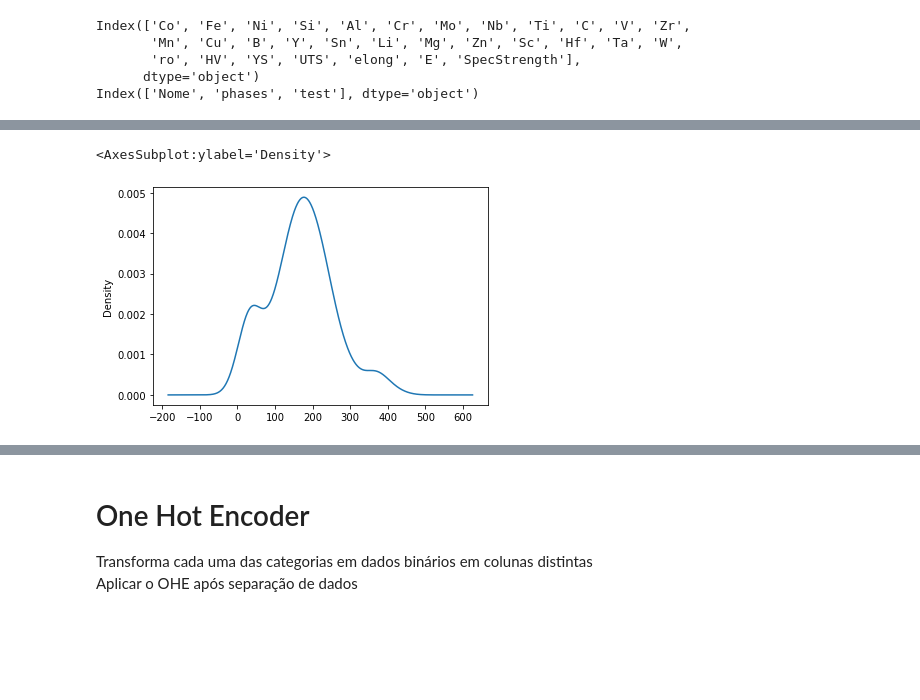
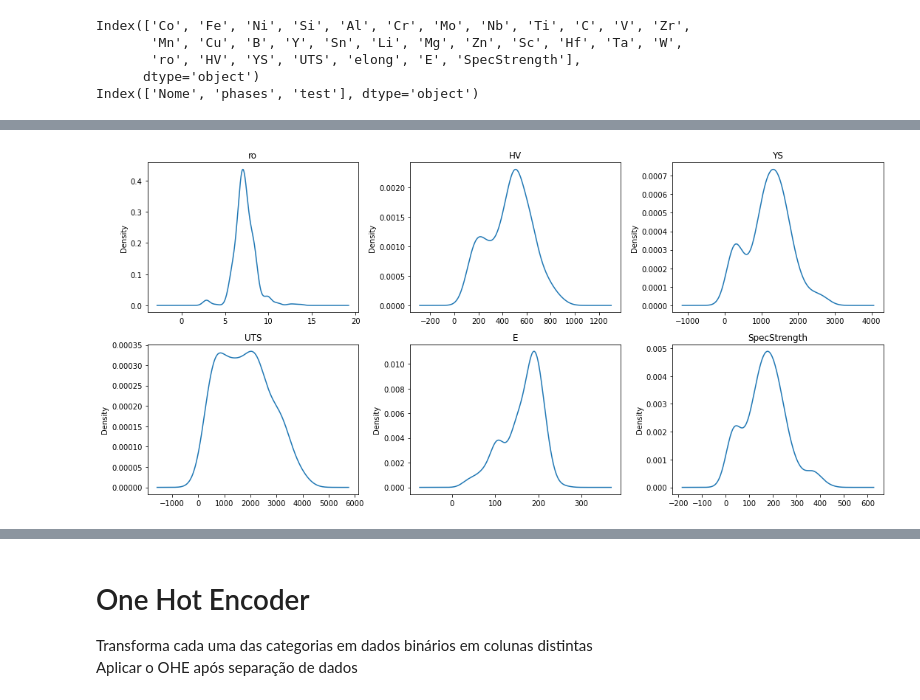
Before and after one commit to GabrielAsato/ML-HEA, a Jupyter notebook: eda_LR_Gorsse_2018.ipynb, the cells around one changed output, grey strips where cells are left out. Cells and saved outputs as stored; diff of their text form; code cells hidden in the pictures; blank space fills up the shorter version.

```diff
--- a/eda_LR_Gorsse_2018.ipynb
+++ b/eda_LR_Gorsse_2018.ipynb
@@ -207,8 +174,15 @@ df['E'].plot(kind="kde")
-# %%
-df['SpecStrength'].plot(kind="kde")
-# %% [output]
-<AxesSubplot:ylabel='Density'>
-[figure, removed]
+# %%
+# Features - propriedades mecânicas
+fig, axes = plt.subplots(2, 3, figsize=(15,7))
+colunas = ['ro', 'HV', 'YS', 'UTS', 'E', 'SpecStrength']
+
+for ax, coluna in zip(axes.flatten(), colunas):
+    df[coluna].plot(kind='kde', ax=ax, title=coluna)
+
+plt.tight_layout()
+plt.show()
+# %% [output]
+[figure, added]
 # %%
 # Esses valores estão dentro de Specific Strength
 df.drop(columns = ['ro','YS'], inplace = True)
```
Also changed, not shown: parts of 32 cells of this notebook.
